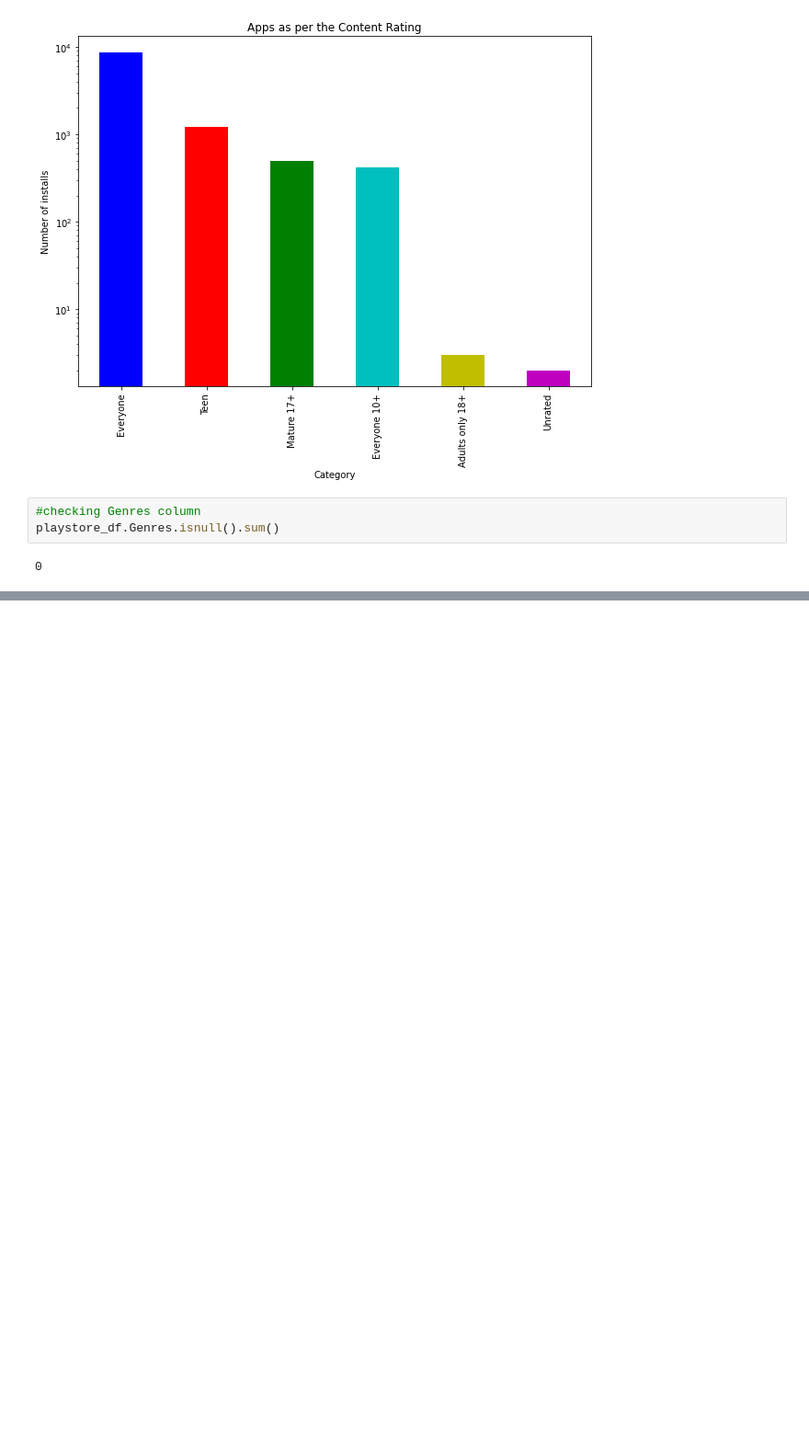
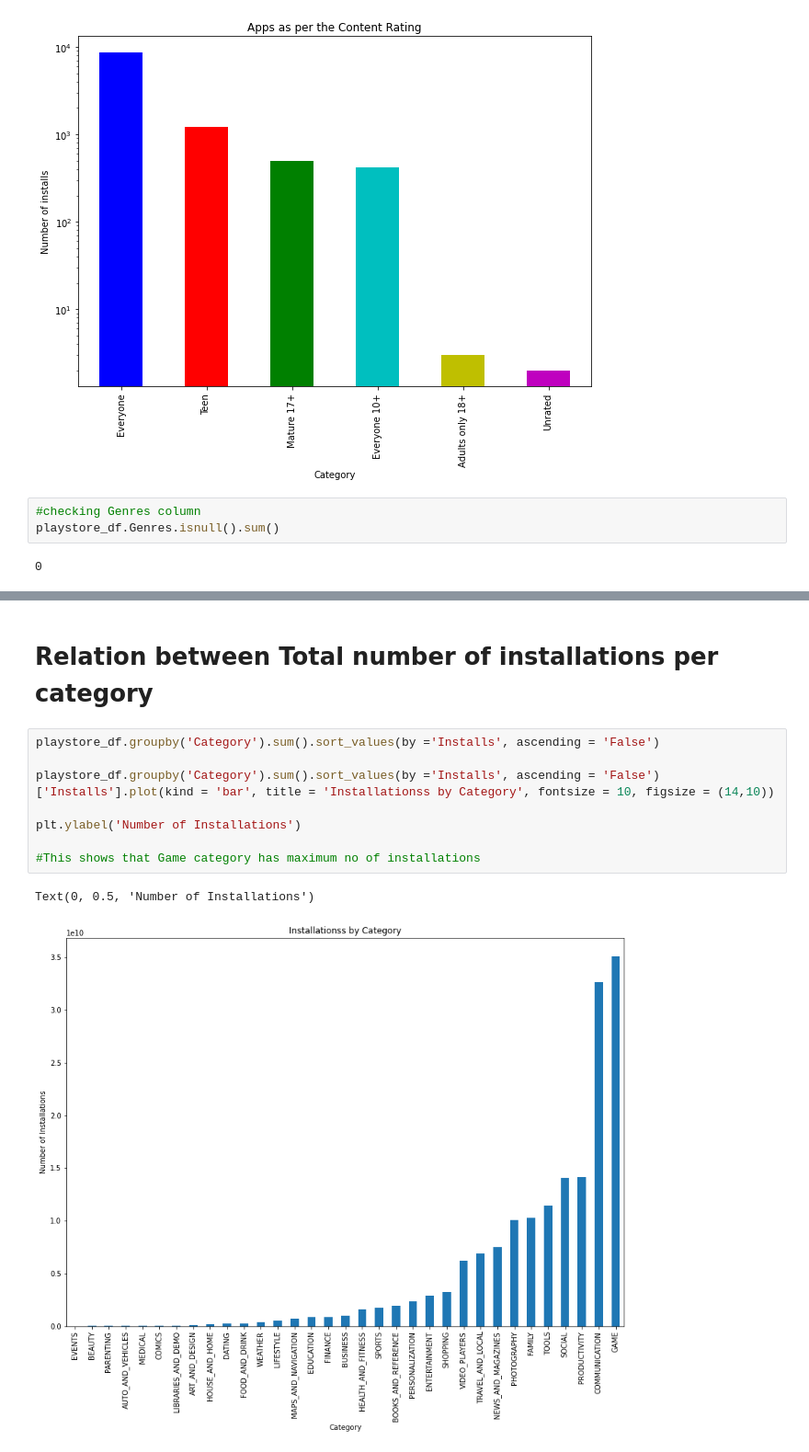
Before and after one commit to Palak-bindal/Capstone-Play-store, a Jupyter notebook: Copy_of_Play_Store_App_Review_Analysis_Capstone_Project.ipynb, the cells around one changed output, grey strips where cells are left out. Shown at 92% size. Cells and saved outputs as stored; diff of their text form; blank space fills up the shorter version.

```diff
--- a/Copy_of_Play_Store_App_Review_Analysis_Capstone_Project.ipynb
+++ b/Copy_of_Play_Store_App_Review_Analysis_Capstone_Project.ipynb
@@ -296,0 +408,13 @@ playstore_df.Genres.isnull().sum()
+# %% [markdown]
+# Relation between Total number of installations per category
+# %%
+playstore_df.groupby('Category').sum().sort_values(by ='Installs', ascending = 'False')
+
+playstore_df.groupby('Category').sum().sort_values(by ='Installs', ascending = 'False')['Installs'].plot(kind = 'bar', title = 'Installationss by Category', fontsize = 10, figsize = (14,10))
+
+plt.ylabel('Number of Installations')
+
+#This shows that Game category has maximum no of installations
+# %% [output]
+Text(0, 0.5, 'Number of Installations')
+[figure, added]
```
Also changed, not shown: parts of 20 cells of this notebook.
